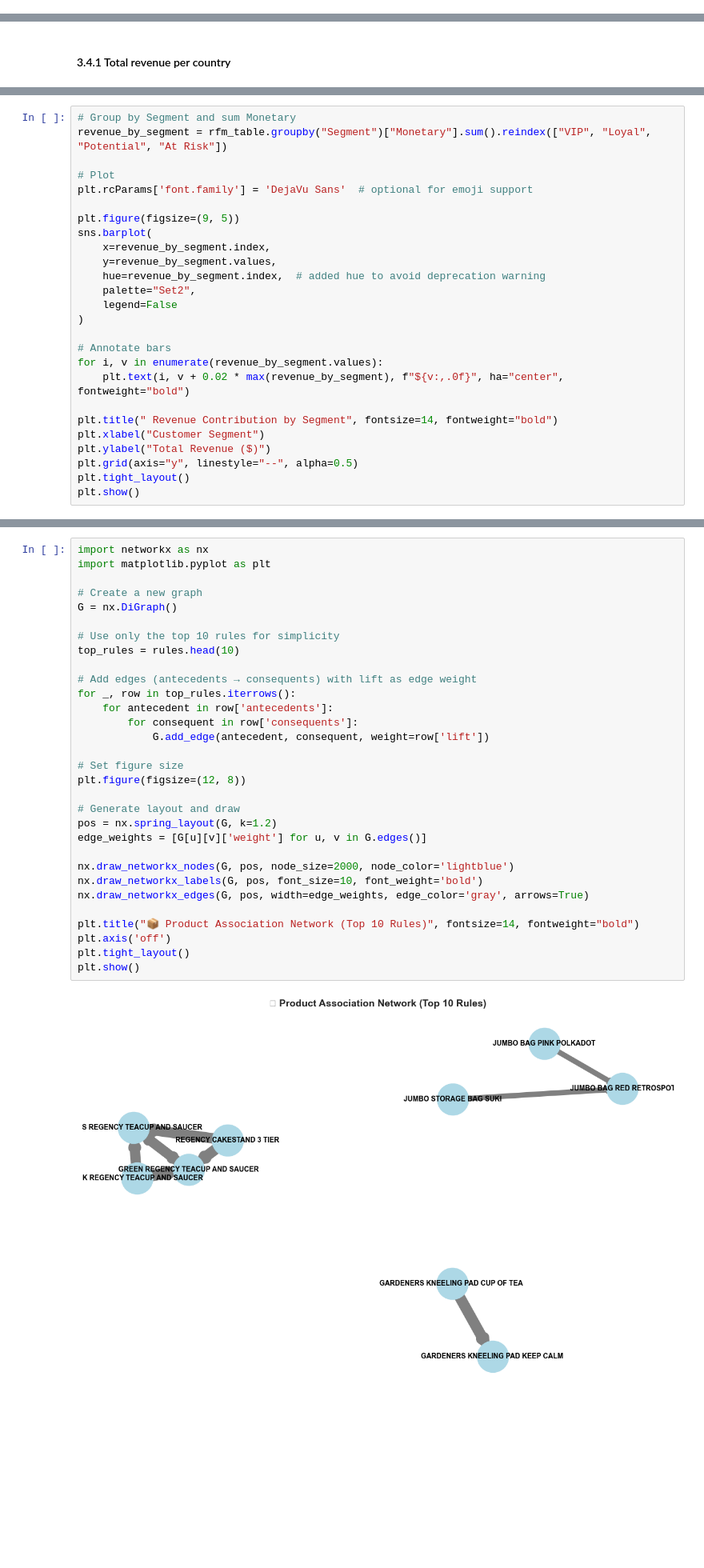
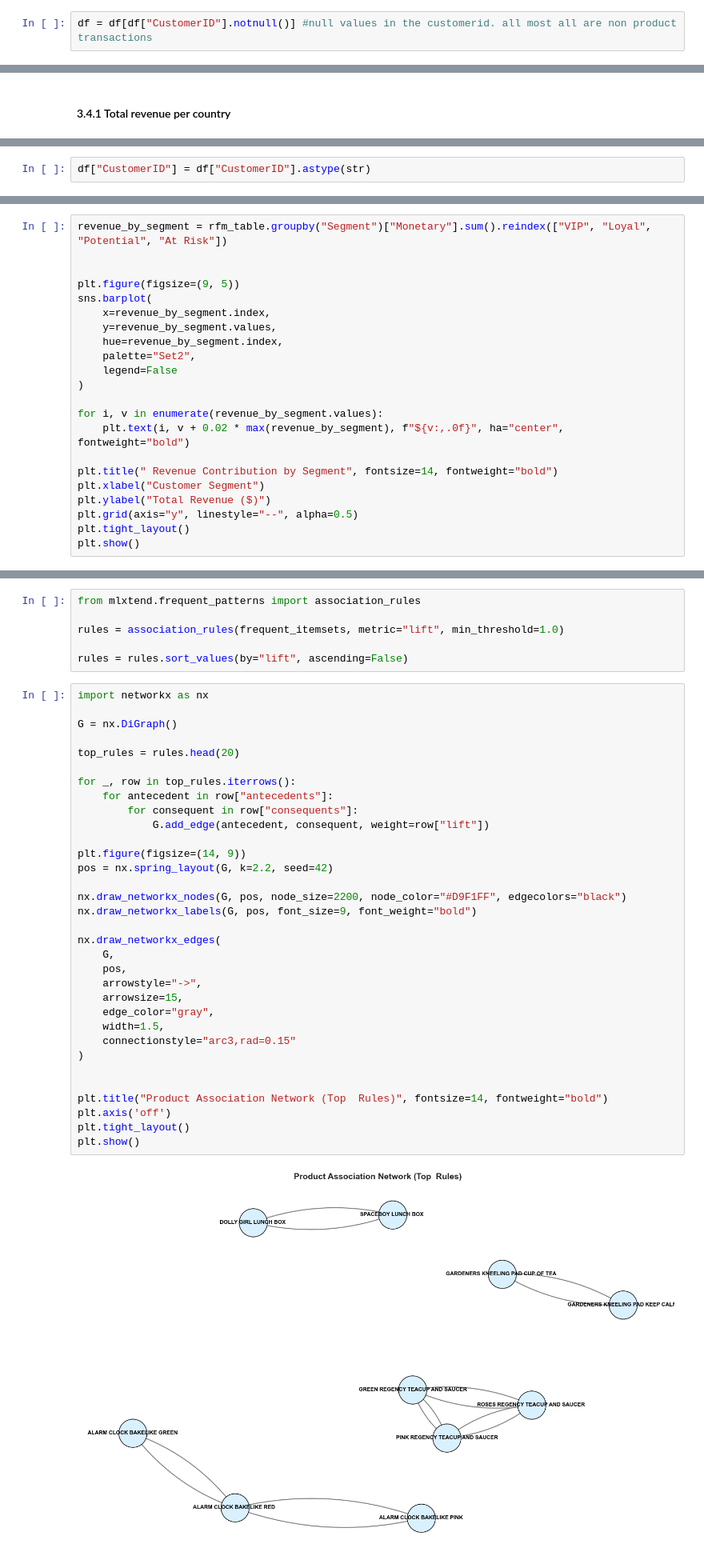
Before and after one commit to Pasindu099/ecommerce-customer-analytics, a Jupyter notebook: notebooks/E-commerce Customer Behavior & Sales Analysis.ipynb, the cells around one changed output, grey strips where cells are left out. Shown at 80% size. Cells and saved outputs as stored; diff of their text form; blank space fills up the shorter version.

```diff
--- a/notebooks/E-commerce Customer Behavior & Sales Analysis.ipynb
+++ b/notebooks/E-commerce Customer Behavior & Sales Analysis.ipynb
@@ -192,0 +93,2 @@ df.describe()
+# %%
+df = df[df["CustomerID"].notnull()] #null values in the customerid. all most all are non product transactions
@@ -474 +426,3 @@ df["Revenue"] = df["Quantity"] * df["UnitPrice"]
+# %%
+df["CustomerID"] = df["CustomerID"].astype(str)
 # %%
@@ -665,20 +600,16 @@ This segmentation enables strategic targeting for **marketing, retention, and up
 # %%
-# Group by Segment and sum Monetary
 revenue_by_segment = rfm_table.groupby("Segment")["Monetary"].sum().reindex(["VIP", "Loyal", "Potential", "At Risk"])
 
-# Plot
-plt.rcParams['font.family'] = 'DejaVu Sans'  # optional for emoji support
 
 plt.figure(figsize=(9, 5))
 sns.barplot(
     x=revenue_by_segment.index,
     y=revenue_by_segment.values,
-    hue=revenue_by_segment.index,  # added hue to avoid deprecation warning
+    hue=revenue_by_segment.index,
     palette="Set2",
     legend=False
 )
 
-# Annotate bars
 for i, v in enumerate(revenue_by_segment.values):
     plt.text(i, v + 0.02 * max(revenue_by_segment), f"${v:,.0f}", ha="center", fontweight="bold")
 
@@ -1092,34 +969,42 @@ Successfully installed networkx-3.4.2
+# %%
+from mlxtend.frequent_patterns import association_rules
+
+rules = association_rules(frequent_itemsets, metric="lift", min_threshold=1.0)
+
+rules = rules.sort_values(by="lift", ascending=False)
 # %%
 import networkx as nx
-import matplotlib.pyplot as plt
 
-# Create a new graph
 G = nx.DiGraph()
 
-# Use only the top 10 rules for simplicity
-top_rules = rules.head(10)
+top_rules = rules.head(20)
 
-# Add edges (antecedents → consequents) with lift as edge weight
 for _, row in top_rules.iterrows():
-    for antecedent in row['antecedents']:
-        for consequent in row['consequents']:
-            G.add_edge(antecedent, consequent, weight=row['lift'])
+    for antecedent in row["antecedents"]:
+        for consequent in row["consequents"]:
+            G.add_edge(antecedent, consequent, weight=row["lift"])
 
-# Set figure size
-plt.figure(figsize=(12, 8))
+plt.figure(figsize=(14, 9))
+pos = nx.spring_layout(G, k=2.2, seed=42)
 
-# Generate layout and draw
-pos = nx.spring_layout(G, k=1.2)
-edge_weights = [G[u][v]['weight'] for u, v in G.edges()]
+nx.draw_networkx_nodes(G, pos, node_size=2200, node_color="#D9F1FF", edgecolors="black")
+nx.draw_networkx_labels(G, pos, font_size=9, font_weight="bold")
 
-nx.draw_networkx_nodes(G, pos, node_size=2000, node_color='lightblue')
-nx.draw_networkx_labels(G, pos, font_size=10, font_weight='bold')
-nx.draw_networkx_edges(G, pos, width=edge_weights, edge_color='gray', arrows=True)
+nx.draw_networkx_edges(
+    G,
+    pos,
+    arrowstyle="->",
+    arrowsize=15,
+    edge_color="gray",
+    width=1.5,
+    connectionstyle="arc3,rad=0.15"
+)
 
-plt.title("📦 Product Association Network (Top 10 Rules)", fontsize=14, fontweight="bold")
+
+plt.title("Product Association Network (Top  Rules)", fontsize=14, fontweight="bold")
 plt.axis('off')
 plt.tight_layout()
 plt.show()
 # %% [output]
-[figure, old version]
+[figure, new version]
 # %% [markdown]
```
Also changed, not shown: parts of 88 cells of this notebook, 2 other files.
